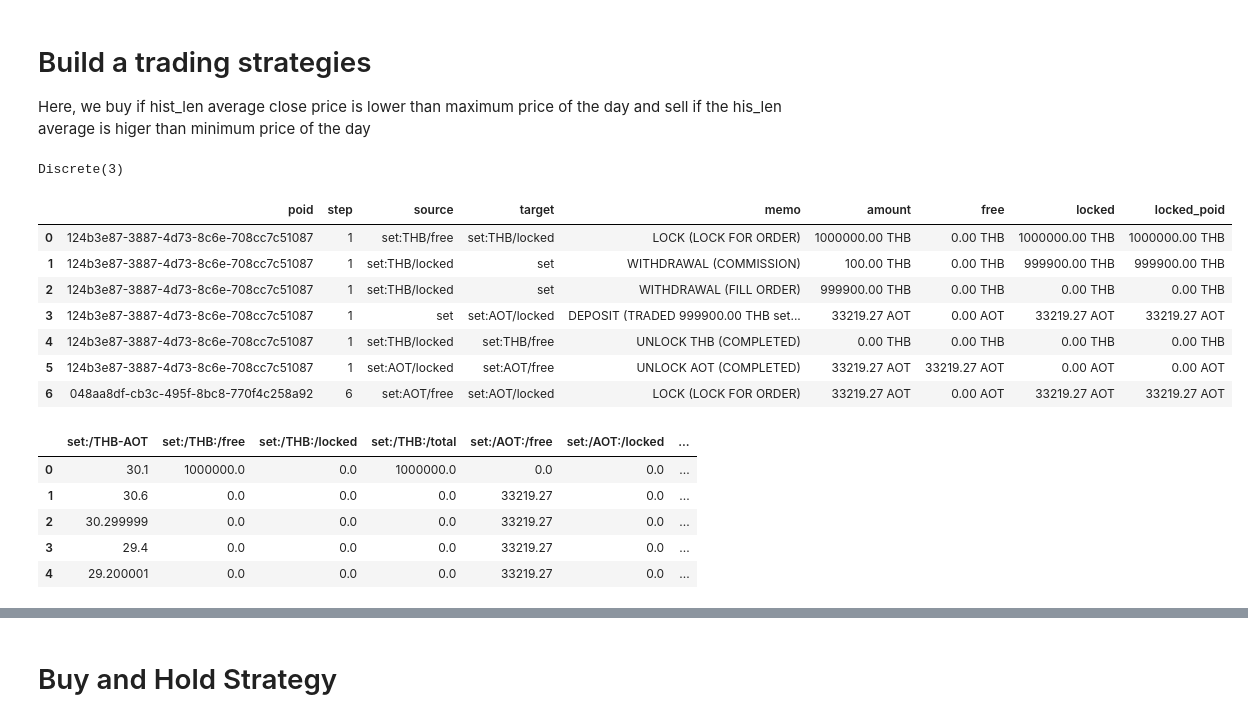
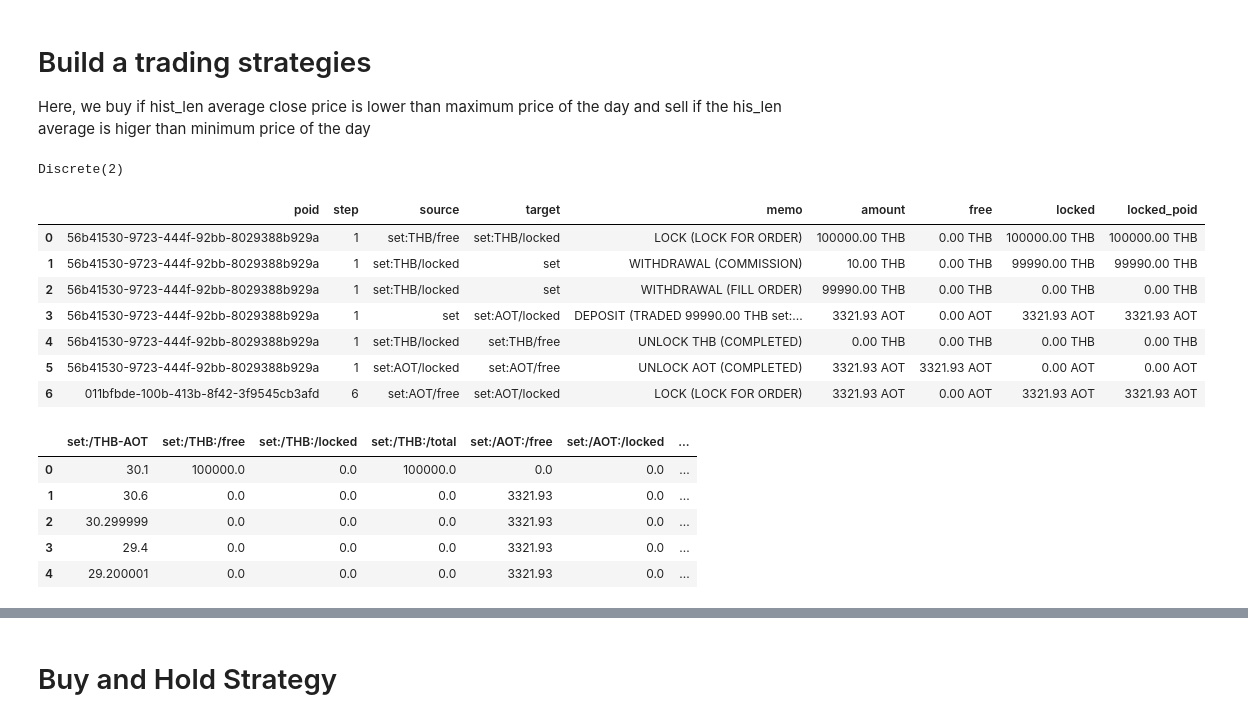
Before and after one commit to teerasitk/01205415, a Jupyter notebook: TradeSimulation.ipynb, the cells around one changed output, grey strips where cells are left out. Saved outputs shown, nothing was run; the diff lists cells and outputs as text; code cells hidden in the pictures.

```diff
--- a/TradeSimulation.ipynb
+++ b/TradeSimulation.ipynb
@@ -130,6 +96,8 @@ feed.next()
 # %%
-portfolio = Portfolio(THB, [Wallet(set_market, 1_000_000 * THB),
-                            Wallet(set_market, 0 * AOT)])
+cash = Wallet(set_market, 100_000 * THB)
+asset = Wallet(set_market, 0 * AOT)
+portfolio = Portfolio(THB, [cash,
+                            asset])
 # %%
 portfolio.balances
 # %% [output]
@@ -139,7 +107,8 @@ portfolio.balances
 # %%
 env = default.create(
         portfolio=portfolio, # start with our portfolio
-        action_scheme=default.actions.SimpleOrders(trade_sizes=[1]), # all in or out
+        action_scheme=default.actions.BSH(cash=cash, asset=asset), # all in and out
+        # I made some changes here
         reward_scheme=default.rewards.SimpleProfit(), # simple profit (to be used later)
         feed=feed, # data feed for historical price
         window_size=1, # historical data that we need
@@ -148,57 +117,57 @@ env = default.create(
 # %% [markdown]
 # Build a trading strategies
 Here, we buy if hist_len average close price is lower than maximum price of the day and sell if the his_len average is higer than minimum price of the day
-# %%
-env.action_space
-# %% [output]
-Discrete(3)
+# %%
+env.action_space # there only two possible action 0: sell and 1: buy
+# %% [output]
+Discrete(2)
 # %%
 done = False
 obs = env.reset()
 cnt = 0
 actions = [0]
 status = "No Position"
 while not done:
   hist_price = obs[0][:hist_len]
   max_day = obs[0][hist_len]
   min_day = obs[0][-1]
   avg_price = np.mean(hist_price)
   last_action = actions[-1]
   if (avg_price < max_day) and (status == "No Position"):
     action = 1 # all in
     status = "Hold"
   elif (avg_price < max_day) and (status == "Hold"):
-    action = 0 # keep holding
+    action = 1 # keep holding
   elif  (avg_price > min_day) and (status == "Hold"):
-    action = 2 # all out
+    action = 0 # all out
     status = "No Position"
   else:
     action = 0
     status = "No Position"
   actions.append(action)
   obs, reward, done, info = env.step(action)
 
 portfolio.ledger.as_frame().head(7)
 # %% [output]
 |  | poid | step | source | target | memo | amount | free | locked | locked_poid |
-| 0 | 124b3e87-3887-4d73-8c6e-708cc7c51087 | 1 | set:THB/free | set:THB/locked | LOCK (LOCK FOR ORDER) | 1000000.00 THB | 0.00 THB | 1000000.00 THB | 1000000.00 THB |
-| 1 | 124b3e87-3887-4d73-8c6e-708cc7c51087 | 1 | set:THB/locked | set | WITHDRAWAL (COMMISSION) | 100.00 THB | 0.00 THB | 999900.00 THB | 999900.00 THB |
-| 2 | 124b3e87-3887-4d73-8c6e-708cc7c51087 | 1 | set:THB/locked | set | WITHDRAWAL (FILL ORDER) | 999900.00 THB | 0.00 THB | 0.00 THB | 0.00 THB |
-| 3 | 124b3e87-3887-4d73-8c6e-708cc7c51087 | 1 | set | set:AOT/locked | DEPOSIT (TRADED 999900.00 THB set... | 33219.27 AOT | 0.00 AOT | 33219.27 AOT | 33219.27 AOT |
-| 4 | 124b3e87-3887-4d73-8c6e-708cc7c51087 | 1 | set:THB/locked | set:THB/free | UNLOCK THB (COMPLETED) | 0.00 THB | 0.00 THB | 0.00 THB | 0.00 THB |
-| 5 | 124b3e87-3887-4d73-8c6e-708cc7c51087 | 1 | set:AOT/locked | set:AOT/free | UNLOCK AOT (COMPLETED) | 33219.27 AOT | 33219.27 AOT | 0.00 AOT | 0.00 AOT |
-| 6 | 048aa8df-cb3c-495f-8bc8-770f4c258a92 | 6 | set:AOT/free | set:AOT/locked | LOCK (LOCK FOR ORDER) | 33219.27 AOT | 0.00 AOT | 33219.27 AOT | 33219.27 AOT |
+| 0 | 56b41530-9723-444f-92bb-8029388b929a | 1 | set:THB/free | set:THB/locked | LOCK (LOCK FOR ORDER) | 100000.00 THB | 0.00 THB | 100000.00 THB | 100000.00 THB |
+| 1 | 56b41530-9723-444f-92bb-8029388b929a | 1 | set:THB/locked | set | WITHDRAWAL (COMMISSION) | 10.00 THB | 0.00 THB | 99990.00 THB | 99990.00 THB |
+| 2 | 56b41530-9723-444f-92bb-8029388b929a | 1 | set:THB/locked | set | WITHDRAWAL (FILL ORDER) | 99990.00 THB | 0.00 THB | 0.00 THB | 0.00 THB |
+| 3 | 56b41530-9723-444f-92bb-8029388b929a | 1 | set | set:AOT/locked | DEPOSIT (TRADED 99990.00 THB set:... | 3321.93 AOT | 0.00 AOT | 3321.93 AOT | 3321.93 AOT |
+| 4 | 56b41530-9723-444f-92bb-8029388b929a | 1 | set:THB/locked | set:THB/free | UNLOCK THB (COMPLETED) | 0.00 THB | 0.00 THB | 0.00 THB | 0.00 THB |
+| 5 | 56b41530-9723-444f-92bb-8029388b929a | 1 | set:AOT/locked | set:AOT/free | UNLOCK AOT (COMPLETED) | 3321.93 AOT | 3321.93 AOT | 0.00 AOT | 0.00 AOT |
+| 6 | 011bfbde-100b-413b-8f42-3f9545cb3afd | 6 | set:AOT/free | set:AOT/locked | LOCK (LOCK FOR ORDER) | 3321.93 AOT | 0.00 AOT | 3321.93 AOT | 3321.93 AOT |
 # %%
 df = pd.DataFrame(portfolio.performance)
 df = df.T
 df.head()
 # %% [output]
 |  | set:/THB-AOT | set:/THB:/free | set:/THB:/locked | set:/THB:/total | set:/AOT:/free | set:/AOT:/locked | ... |
-| 0 | 30.1 | 1000000.0 | 0.0 | 1000000.0 | 0.0 | 0.0 | ... |
-| 1 | 30.6 | 0.0 | 0.0 | 0.0 | 33219.27 | 0.0 | ... |
-| 2 | 30.299999 | 0.0 | 0.0 | 0.0 | 33219.27 | 0.0 | ... |
-| 3 | 29.4 | 0.0 | 0.0 | 0.0 | 33219.27 | 0.0 | ... |
-| 4 | 29.200001 | 0.0 | 0.0 | 0.0 | 33219.27 | 0.0 | ... |
+| 0 | 30.1 | 100000.0 | 0.0 | 100000.0 | 0.0 | 0.0 | ... |
+| 1 | 30.6 | 0.0 | 0.0 | 0.0 | 3321.93 | 0.0 | ... |
+| 2 | 30.299999 | 0.0 | 0.0 | 0.0 | 3321.93 | 0.0 | ... |
+| 3 | 29.4 | 0.0 | 0.0 | 0.0 | 3321.93 | 0.0 | ... |
+| 4 | 29.200001 | 0.0 | 0.0 | 0.0 | 3321.93 | 0.0 | ... |
 # %%
 plt.subplot(2,1,1)
 plt.plot(df.net_worth)
```
Also changed, not shown: parts of 28 cells of this notebook.
